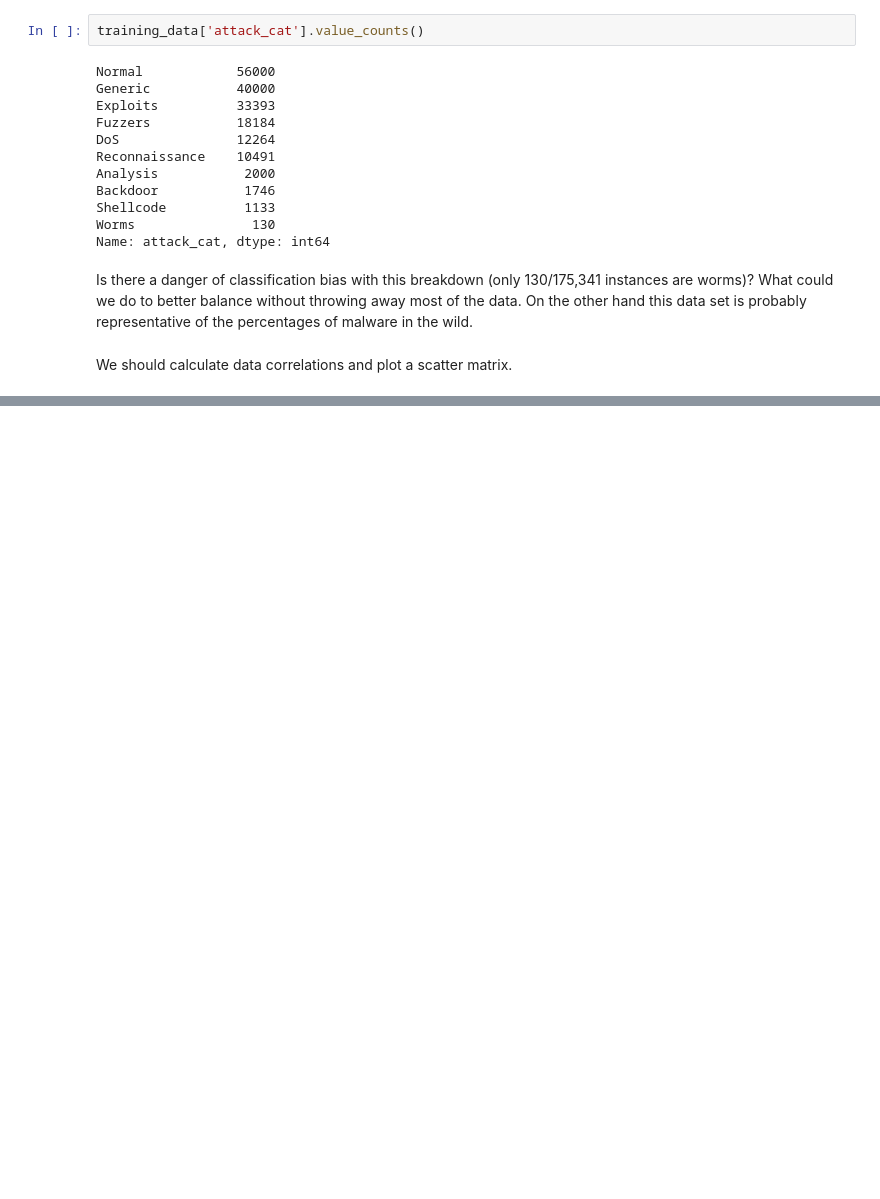
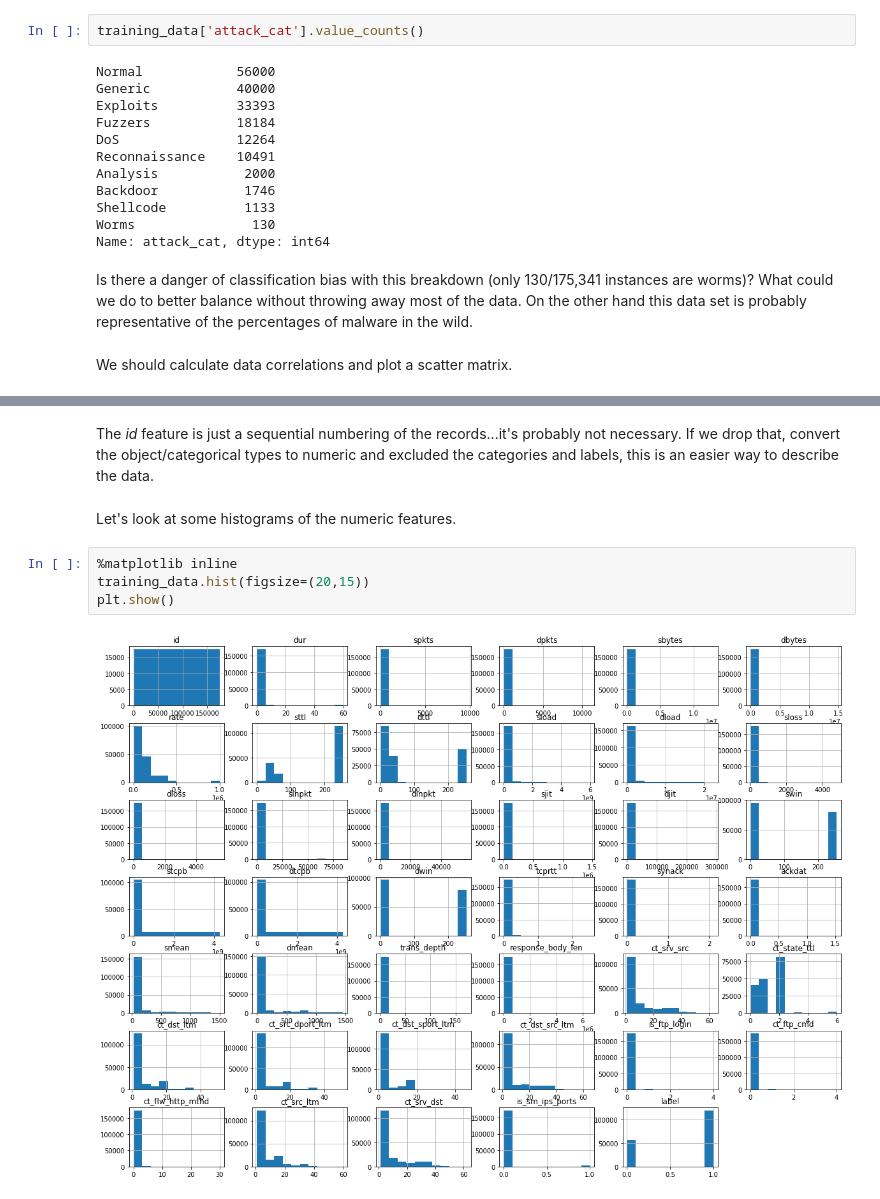
Before and after one commit to pvan1/DATA-606-Capstone, a Jupyter notebook: capstone-phase1.ipynb, the cells around one changed output, grey strips where cells are left out. Drawn from its saved outputs; the diff is of its cells as text; blank space fills up the shorter version.

```diff
--- a/capstone-phase1.ipynb
+++ b/capstone-phase1.ipynb
@@ -156,0 +275,10 @@ Name: dur, dtype: float64
+# %% [markdown]
+The <i>id</i> feature is just a sequential numbering of the records...it's probably not necessary.  If we drop that, convert the object/categorical types to numeric and excluded the categories and labels, this is an easier way to describe the data.
+# %% [markdown]
+Let's look at some histograms of the numeric features.
+# %%
+%matplotlib inline
+training_data.hist(figsize=(20,15))
+plt.show()
+# %% [output]
+[figure, added]
```
Also changed, not shown: parts of 25 cells of this notebook.
